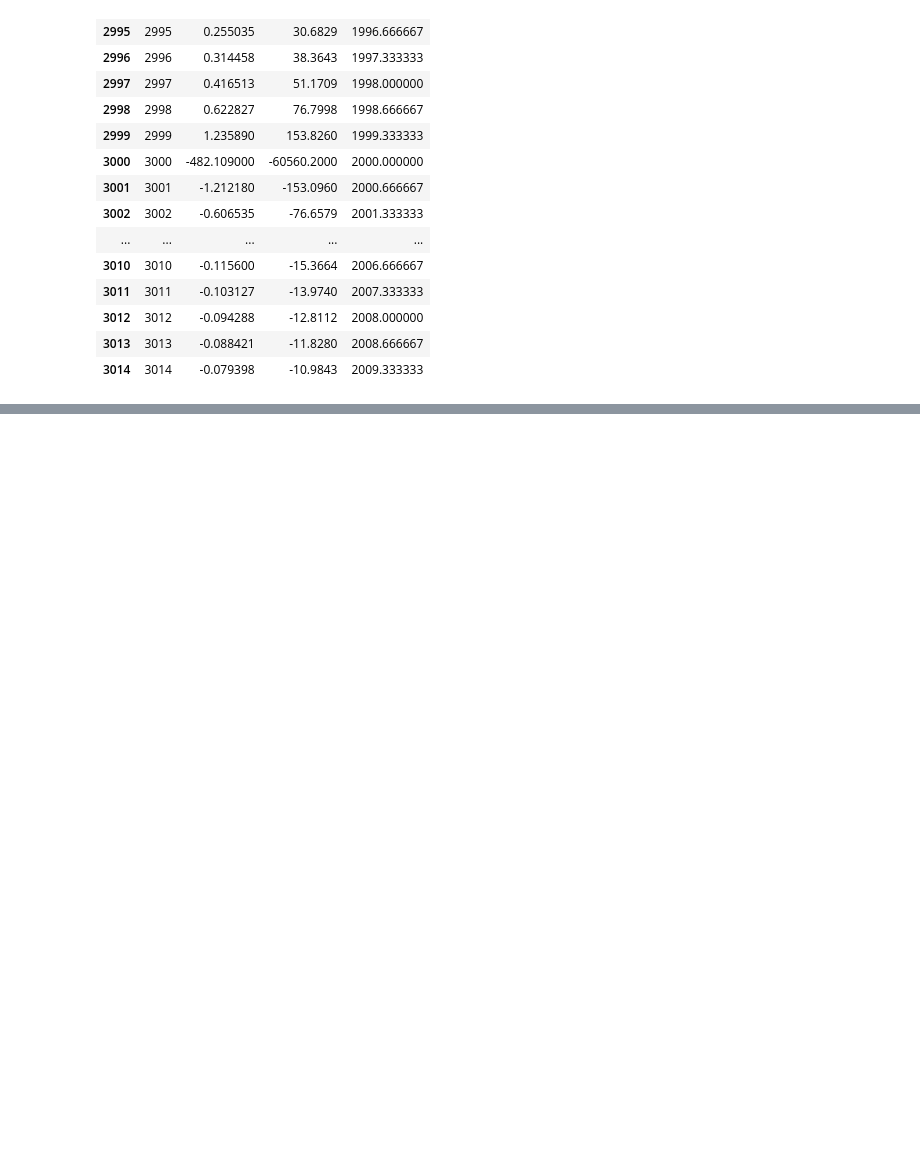
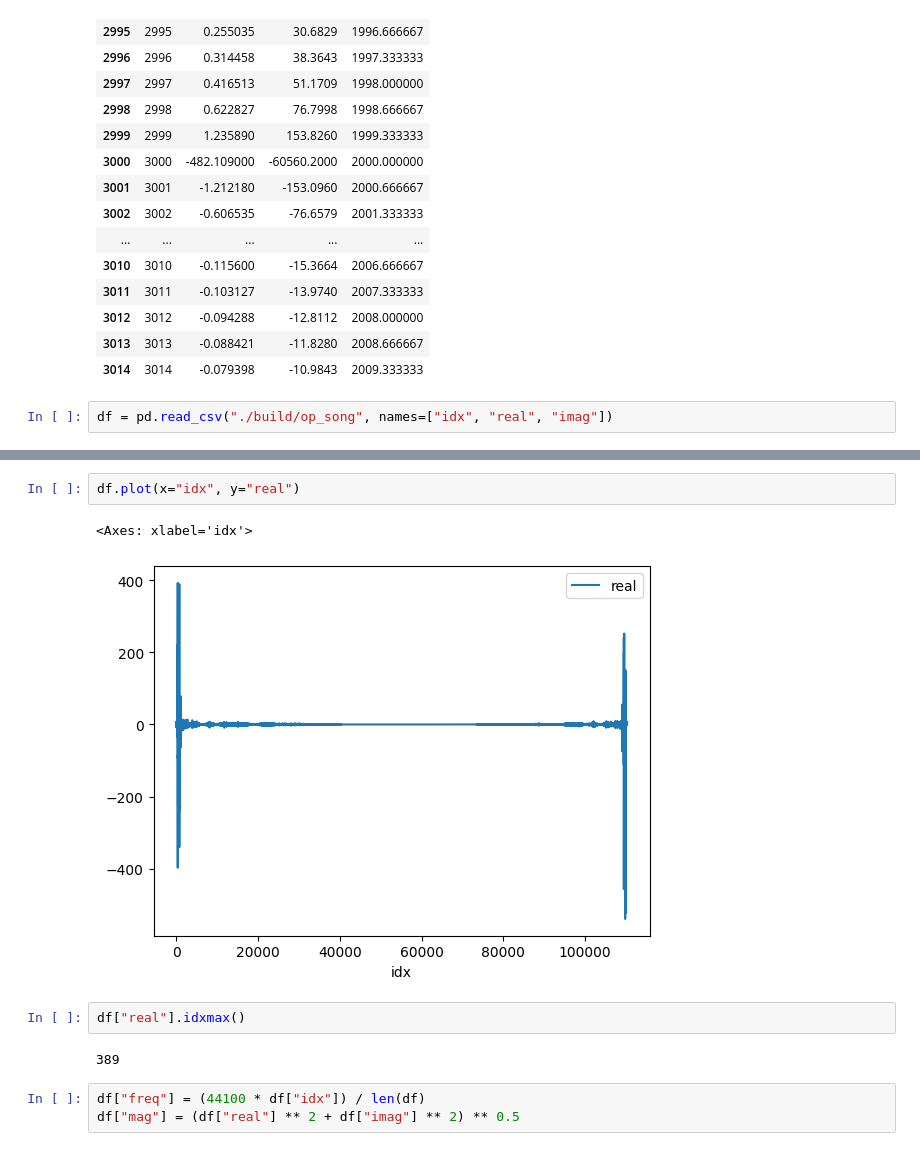
Before and after one commit to gaurav-kay/MusicViz, a Jupyter notebook: viz_fft.ipynb, the cells around one changed output, grey strips where cells are left out. Drawn from its saved outputs; the diff is of its cells as text; blank space fills up the shorter version.

```diff
--- a/viz_fft.ipynb
+++ b/viz_fft.ipynb
@@ -66,3 +66,5 @@ df[(df["freq"] < 2010) & (df["freq"] > 1995)]
 | 3012 | 3012 | -0.094288 | -12.8112 | 2008.000000 |
 | 3013 | 3013 | -0.088421 | -11.8280 | 2008.666667 |
 | 3014 | 3014 | -0.079398 | -10.9843 | 2009.333333 |
+# %%
+df = pd.read_csv("./build/op_song", names=["idx", "real", "imag"])
@@ -68,0 +87,12 @@ df[(df["freq"] < 2010) & (df["freq"] > 1995)]
+# %%
+df.plot(x="idx", y="real")
+# %% [output]
+<Axes: xlabel='idx'>
+[figure, added]
+# %%
+df["real"].idxmax()
+# %% [output]
+389
+# %%
+df["freq"] = (44100 * df["idx"]) / len(df)
+df["mag"] = (df["real"] ** 2 + df["imag"] ** 2) ** 0.5
```
Also changed, not shown: parts of 19 cells of this notebook, 3 other files.
